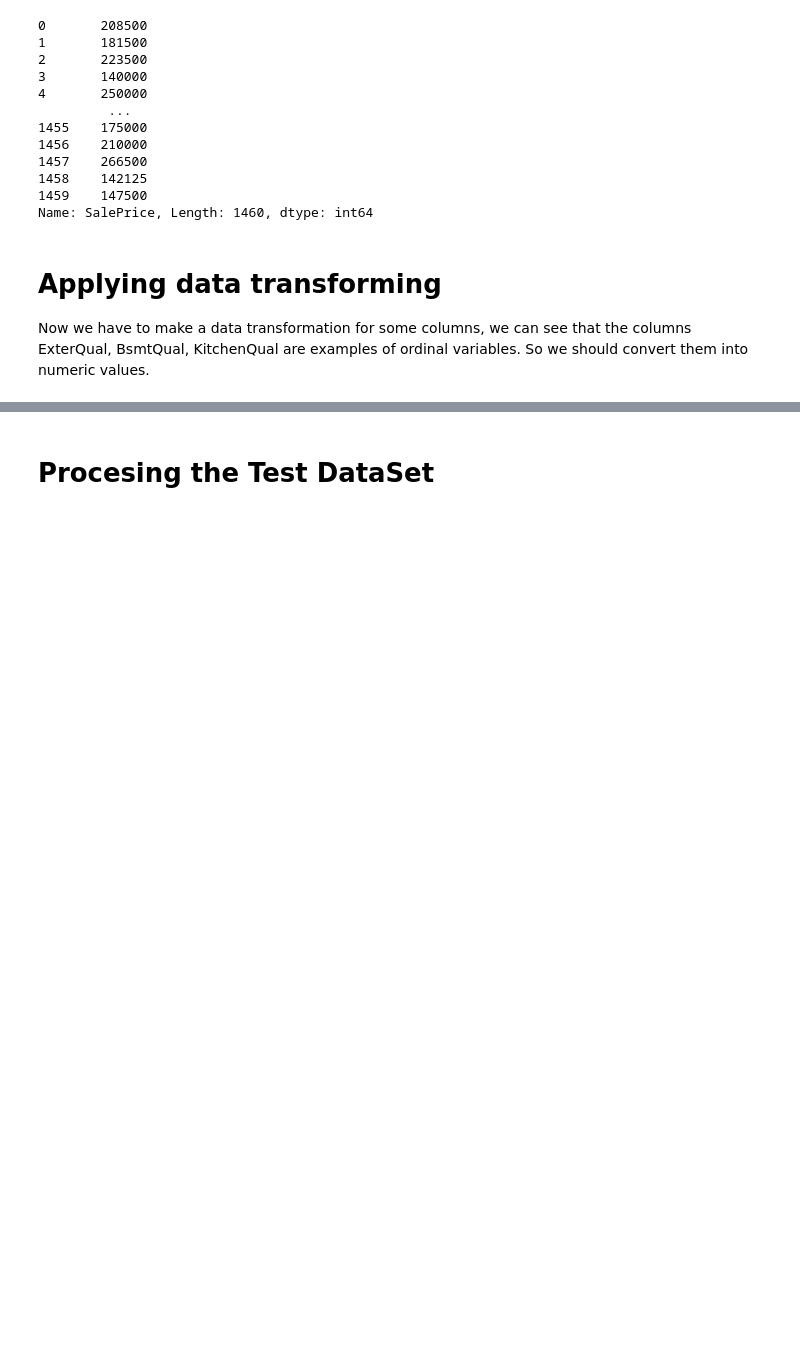
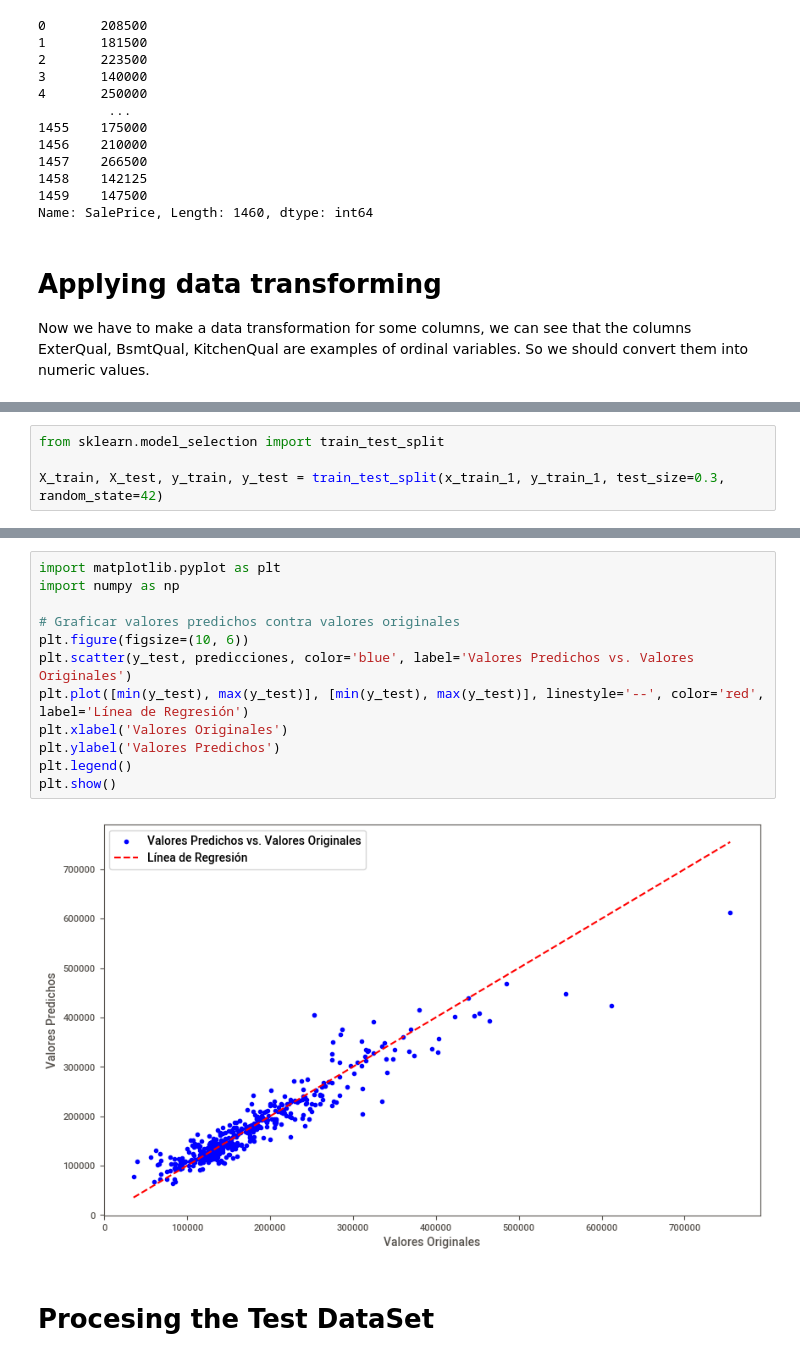
Before and after one commit to SantiagoRPinedo/HousePricesCompetition, a Jupyter notebook: house-prices-eda.ipynb, the cells around one changed output, grey strips where cells are left out. Drawn from its saved outputs; the diff is of its cells as text; blank space fills up the shorter version.

```diff
--- a/house-prices-eda.ipynb
+++ b/house-prices-eda.ipynb
@@ -390,0 +378,4 @@ x_train_1.fillna(0, inplace=True)
+# %%
+from sklearn.model_selection import train_test_split
+
+X_train, X_test, y_train, y_test = train_test_split(x_train_1, y_train_1, test_size=0.3, random_state=42)
@@ -391,3 +452,17 @@ x_train_1.fillna(0, inplace=True)
+# %%
+import matplotlib.pyplot as plt
+import numpy as np
+
+# Graficar valores predichos contra valores originales
+plt.figure(figsize=(10, 6))
+plt.scatter(y_test, predicciones, color='blue', label='Valores Predichos vs. Valores Originales')
+plt.plot([min(y_test), max(y_test)], [min(y_test), max(y_test)], linestyle='--', color='red', label='Línea de Regresión')
+plt.xlabel('Valores Originales')
+plt.ylabel('Valores Predichos')
+plt.legend()
+plt.show()
+# %% [output]
+[figure, added]
 # %% [markdown]
 # Procesing the Test DataSet
 # %%
```
Also changed, not shown: parts of 24 cells of this notebook.
